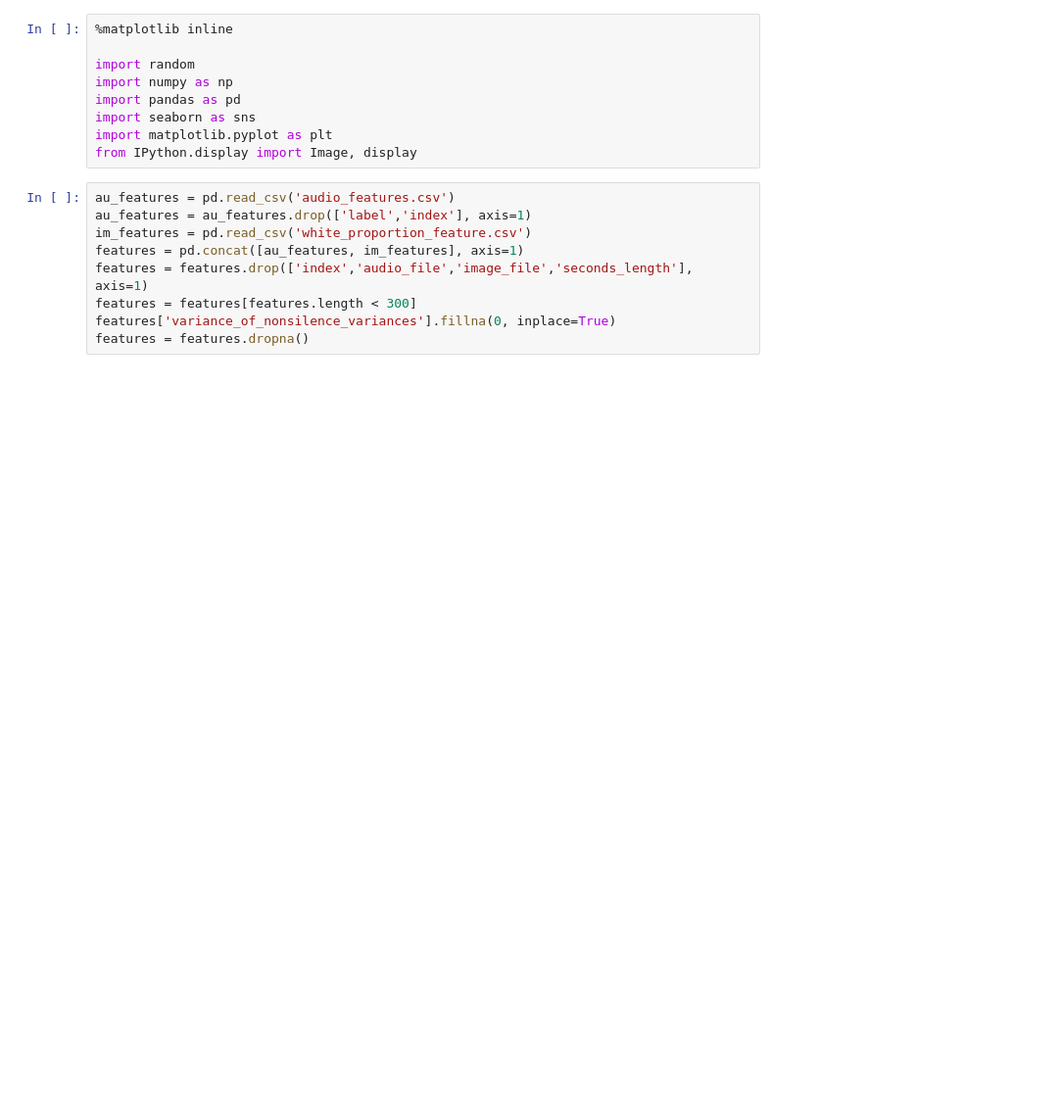
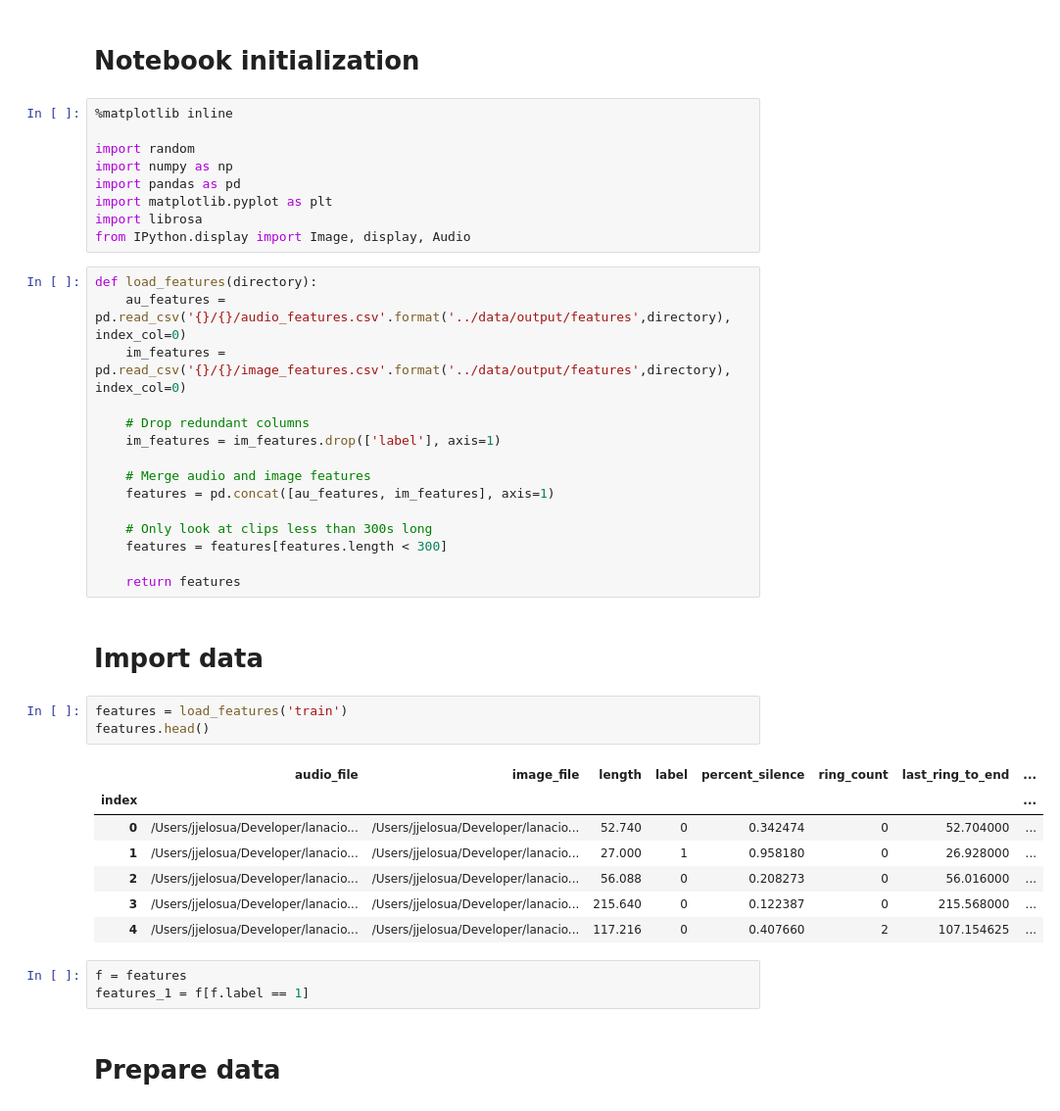
Before and after one commit to jjelosua/ML_audio_classification, a Jupyter notebook: analysis/clustering.ipynb, the cells around one changed output. Shown: that part at 98% size. Saved outputs shown, nothing was run; the diff lists cells and outputs as text; blank space fills up the shorter version.

Commit message:
Clean notebooks

```diff
--- a/analysis/clustering.ipynb
+++ b/analysis/clustering.ipynb
@@ -1,21 +1,47 @@
+# %% [markdown]
+# Notebook initialization
 # %%
 %matplotlib inline
 
 import random
 import numpy as np
 import pandas as pd
-import seaborn as sns
 import matplotlib.pyplot as plt
-from IPython.display import Image, display
+import librosa
+from IPython.display import Image, display, Audio
-# %%
-au_features = pd.read_csv('audio_features.csv')
-au_features = au_features.drop(['label','index'], axis=1)
-im_features = pd.read_csv('white_proportion_feature.csv')
-features = pd.concat([au_features, im_features], axis=1)
-features = features.drop(['index','audio_file','image_file','seconds_length'], axis=1)
-features = features[features.length < 300]
-features['variance_of_nonsilence_variances'].fillna(0, inplace=True)
-features = features.dropna()
+# %%
+def load_features(directory):
+    au_features = pd.read_csv('{}/{}/audio_features.csv'.format('../data/output/features',directory), index_col=0)
+    im_features = pd.read_csv('{}/{}/image_features.csv'.format('../data/output/features',directory), index_col=0)
+
+    # Drop redundant columns
+    im_features = im_features.drop(['label'], axis=1)
+
+    # Merge audio and image features
+    features = pd.concat([au_features, im_features], axis=1)
+
+    # Only look at clips less than 300s long
+    features = features[features.length < 300]
+
+    return features
+# %% [markdown]
+# Import data
+# %%
+features = load_features('train')
+features.head()
+# %% [output]
+|  | audio_file | image_file | length | label | percent_silence | ring_count | last_ring_to_end | ... |
+| index |  |  |  |  |  |  |  | ... |
+| 0 | /Users/jjelosua/Developer/lanacio... | /Users/jjelosua/Developer/lanacio... | 52.740 | 0 | 0.342474 | 0 | 52.704000 | ... |
+| 1 | /Users/jjelosua/Developer/lanacio... | /Users/jjelosua/Developer/lanacio... | 27.000 | 1 | 0.958180 | 0 | 26.928000 | ... |
+| 2 | /Users/jjelosua/Developer/lanacio... | /Users/jjelosua/Developer/lanacio... | 56.088 | 0 | 0.208273 | 0 | 56.016000 | ... |
+| 3 | /Users/jjelosua/Developer/lanacio... | /Users/jjelosua/Developer/lanacio... | 215.640 | 0 | 0.122387 | 0 | 215.568000 | ... |
+| 4 | /Users/jjelosua/Developer/lanacio... | /Users/jjelosua/Developer/lanacio... | 117.216 | 0 | 0.407660 | 2 | 107.154625 | ... |
+# %%
+f = features
+features_1 = f[f.label == 1]
+# %% [markdown]
+# Prepare data
 # %%
 from sklearn import preprocessing
 # See if we can distinguish voice mail clips from the others
```
Also changed, not shown: parts of 16 cells of this notebook, 4 other files.
